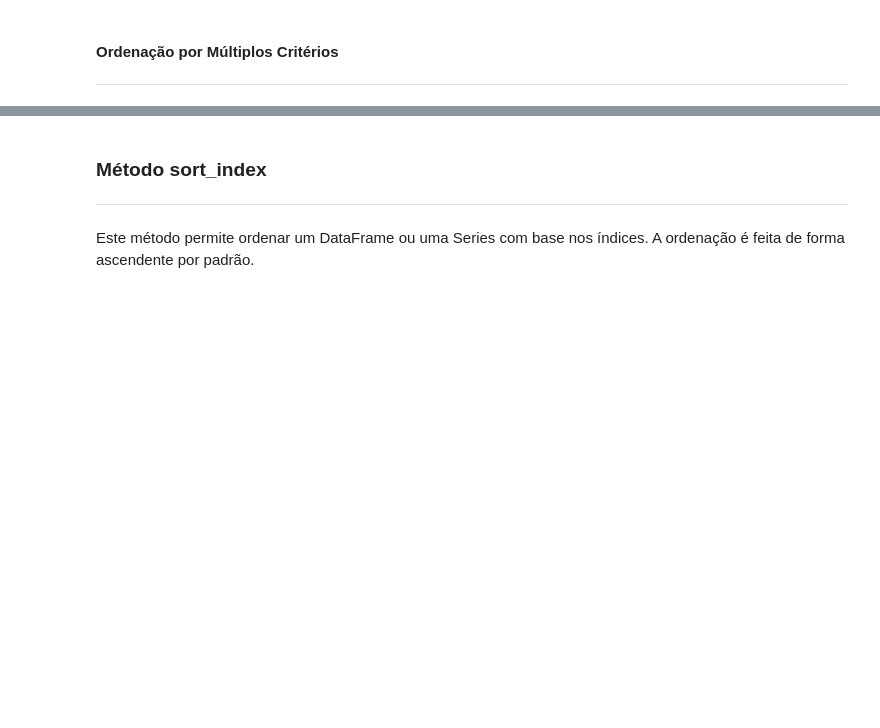
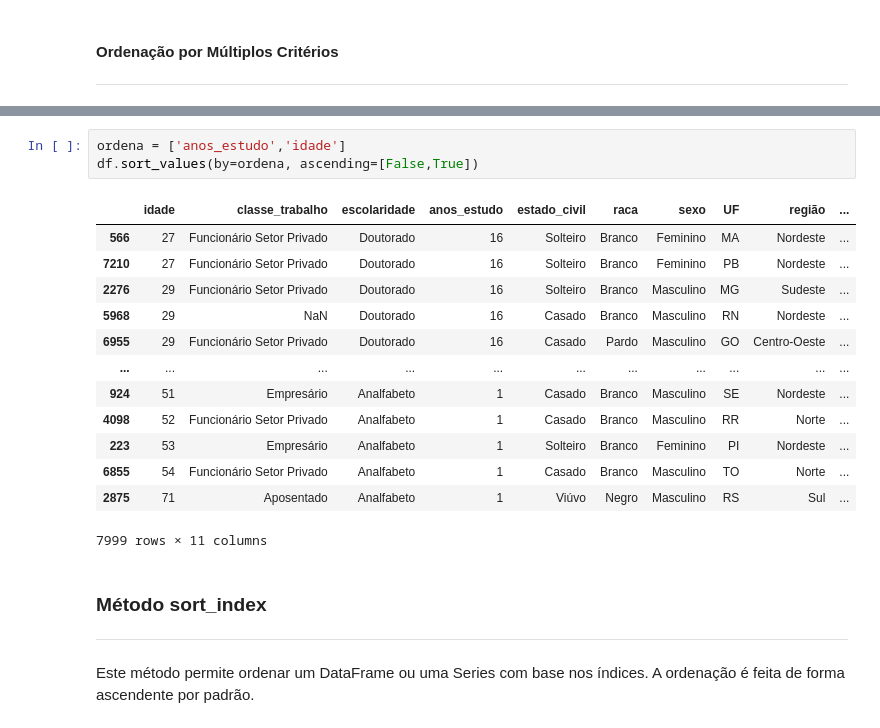
Before and after one commit to moreira-and/learn, a Jupyter notebook: bootcamp_cientista_dados_xpe/references/samples/Manipulação de Dados/src/04 - Ordenação de dados.ipynb, the cells around one changed output, grey strips where cells are left out. Saved outputs shown, nothing was run; the diff lists cells and outputs as text; blank space fills up the shorter version.

```diff
--- a/bootcamp_cientista_dados_xpe/references/samples/Manipulação de Dados/src/04 - Ordenação de dados.ipynb
+++ b/bootcamp_cientista_dados_xpe/references/samples/Manipulação de Dados/src/04 - Ordenação de dados.ipynb
@@ -28,3 +75,20 @@ Este método permite ordenar um DataFrame ou uma Series com base nos valores de
+# %%
+ordena = ['anos_estudo','idade']
+df.sort_values(by=ordena, ascending=[False,True])
+# %% [output]
+|  | idade | classe_trabalho | escolaridade | anos_estudo | estado_civil | raca | sexo | UF | região | ... |
+| 566 | 27 | Funcionário Setor Privado | Doutorado | 16 | Solteiro | Branco | Feminino | MA | Nordeste | ... |
+| 7210 | 27 | Funcionário Setor Privado | Doutorado | 16 | Solteiro | Branco | Feminino | PB | Nordeste | ... |
+| 2276 | 29 | Funcionário Setor Privado | Doutorado | 16 | Solteiro | Branco | Masculino | MG | Sudeste | ... |
+| 5968 | 29 | NaN | Doutorado | 16 | Casado | Branco | Masculino | RN | Nordeste | ... |
+| 6955 | 29 | Funcionário Setor Privado | Doutorado | 16 | Casado | Pardo | Masculino | GO | Centro-Oeste | ... |
+| ... | ... | ... | ... | ... | ... | ... | ... | ... | ... | ... |
+| 924 | 51 | Empresário | Analfabeto | 1 | Casado | Branco | Masculino | SE | Nordeste | ... |
+| 4098 | 52 | Funcionário Setor Privado | Analfabeto | 1 | Casado | Branco | Masculino | RR | Norte | ... |
+| 223 | 53 | Empresário | Analfabeto | 1 | Solteiro | Branco | Feminino | PI | Nordeste | ... |
+| 6855 | 54 | Funcionário Setor Privado | Analfabeto | 1 | Casado | Branco | Masculino | TO | Norte | ... |
+| 2875 | 71 | Aposentado | Analfabeto | 1 | Viúvo | Negro | Masculino | RS | Sul | ... |
+7999 rows × 11 columns
 # %% [markdown]
 ### Método sort_index
 ***
```
Also changed, not shown: parts of 7 cells of this notebook, 3 other files.
